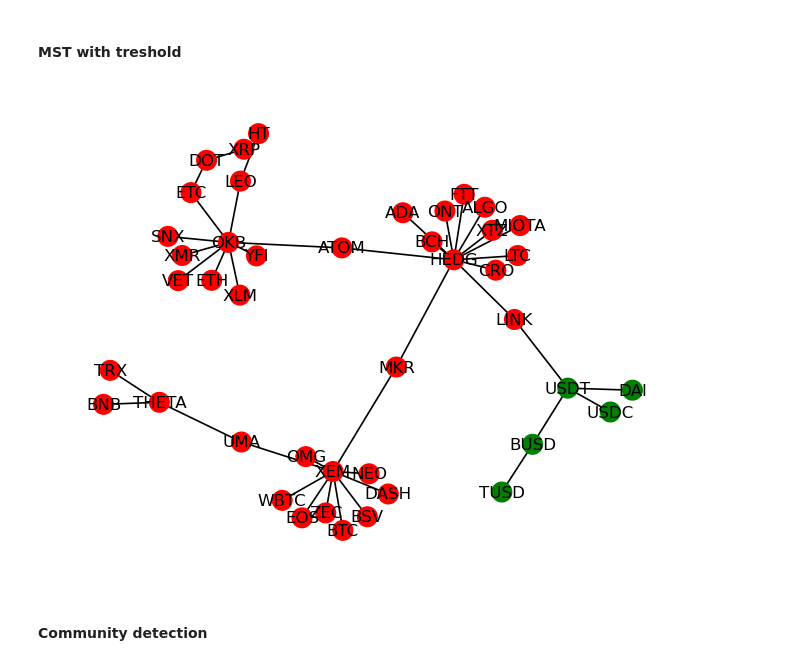
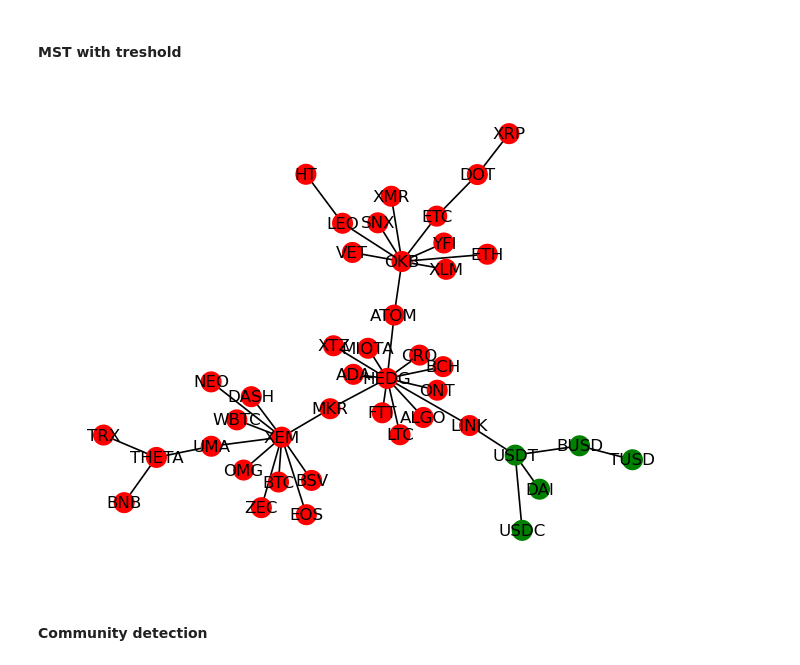
Before and after one commit to FedeScenna/Crypto_NetworkAnalysis, a Jupyter notebook: 05_NetworkAnalysis.ipynb, the cells around one changed output. Drawn from its saved outputs; the diff is of its cells as text; code cells hidden in the pictures.

Commit message:
layouts

```diff
--- a/05_NetworkAnalysis.ipynb
+++ b/05_NetworkAnalysis.ipynb
@@ -189,21 +189,21 @@ G = create_graph(
 # %%
 
 mst = nx.minimum_spanning_tree(G)
 color = nx.get_node_attributes(G, "type")
 color_map = ["red" if v == "volatile" else "green" for v in color.values()]
 
 
 nx.draw(mst,
         with_labels=True,
-        pos=nx.fruchterman_reingold_layout(mst),
+        pos=nx.kamada_kawai_layout(mst),
         node_size=200,
         node_color = color_map,
         width = 1.2)
 
 plt.savefig("images/mst.png", format="PNG")
 plt.show()
 # %% [output]
-[figure, old version]
+[figure, new version]
 # %% [markdown]
 #### Community detection
 # %%
```
Also changed, not shown: parts of 3 cells of this notebook, 1 other file.
